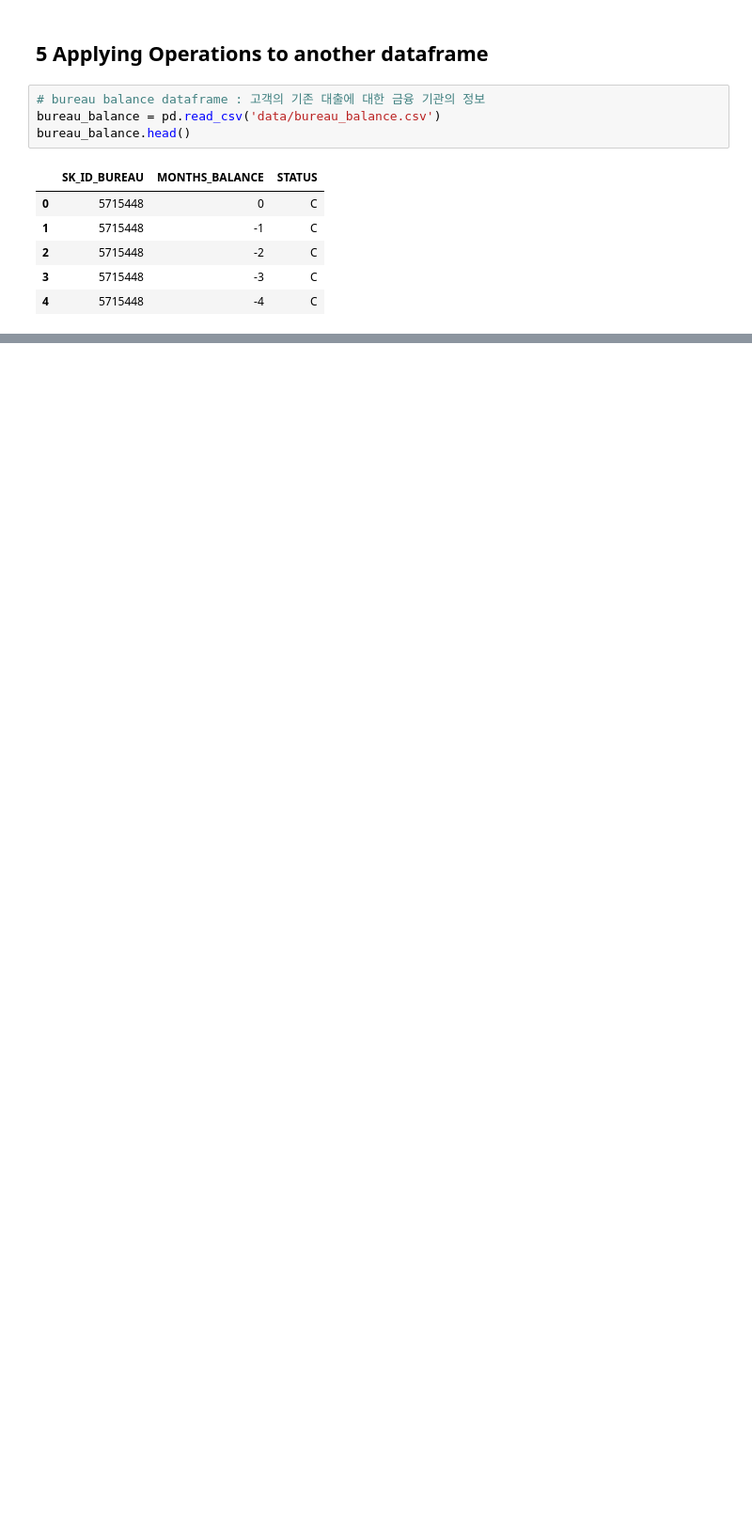
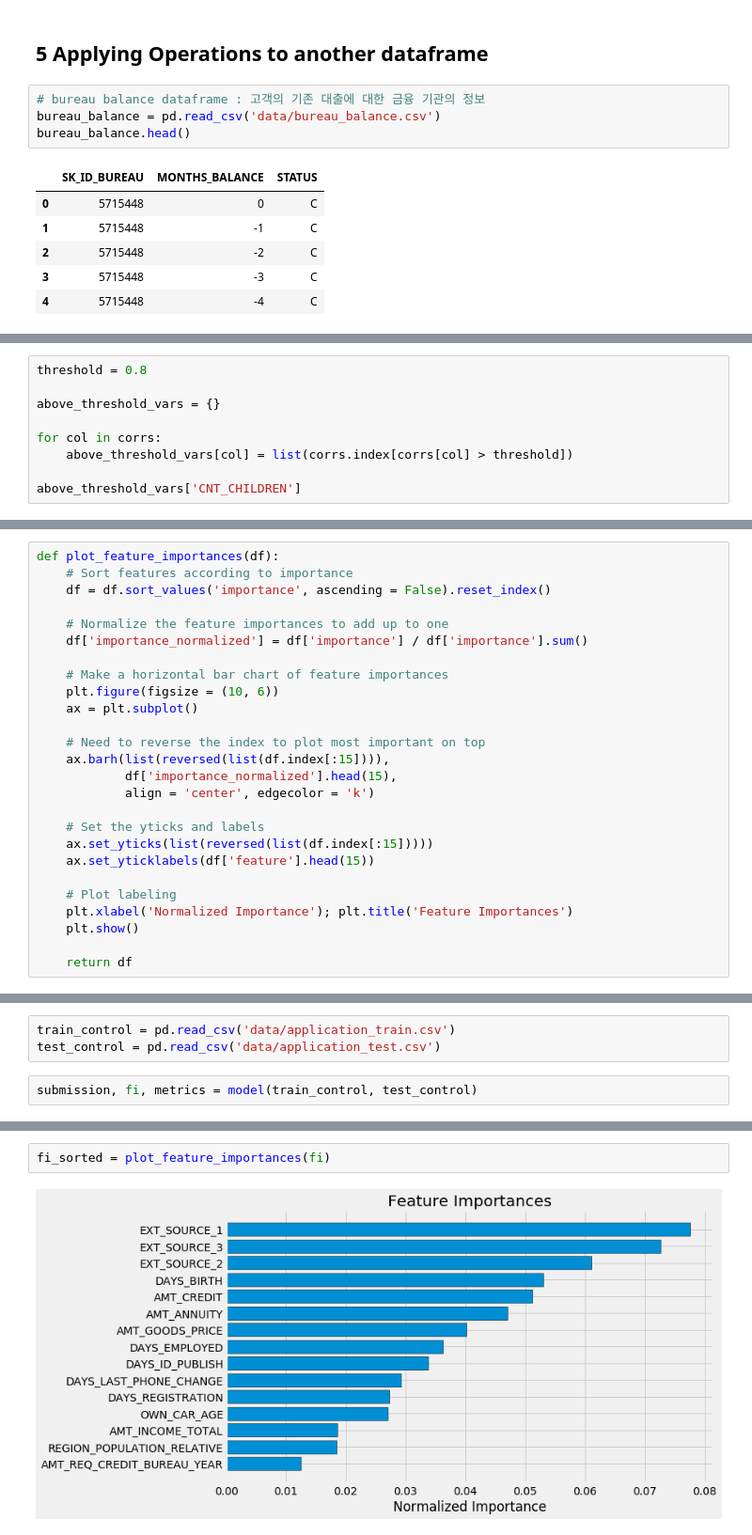
Before and after one commit to herbwood/study_datascience, a Jupyter notebook: kaggle/home_credit_default_risk/solution2.ipynb, the cells around one changed output, grey strips where cells are left out. Shown at 94% size. Drawn from its saved outputs; the diff is of its cells as text; blank space fills up the shorter version.

```diff
--- a/kaggle/home_credit_default_risk/solution2.ipynb
+++ b/kaggle/home_credit_default_risk/solution2.ipynb
@@ -489,0 +775,9 @@ bureau_balance_agg.head()
+# %%
+threshold = 0.8
+
+above_threshold_vars = {}
+
+for col in corrs:
+    above_threshold_vars[col] = list(corrs.index[corrs[col] > threshold])
+
+above_threshold_vars['CNT_CHILDREN']
@@ -489,0 +976,26 @@ bureau_balance_agg.head()
+# %%
+def plot_feature_importances(df):
+    # Sort features according to importance
+    df = df.sort_values('importance', ascending = False).reset_index()
+
+    # Normalize the feature importances to add up to one
+    df['importance_normalized'] = df['importance'] / df['importance'].sum()
+
+    # Make a horizontal bar chart of feature importances
+    plt.figure(figsize = (10, 6))
+    ax = plt.subplot()
+
+    # Need to reverse the index to plot most important on top
+    ax.barh(list(reversed(list(df.index[:15]))),
+            df['importance_normalized'].head(15),
+            align = 'center', edgecolor = 'k')
+
+    # Set the yticks and labels
+    ax.set_yticks(list(reversed(list(df.index[:15]))))
+    ax.set_yticklabels(df['feature'].head(15))
+
+    # Plot labeling
+    plt.xlabel('Normalized Importance'); plt.title('Feature Importances')
+    plt.show()
+
+    return df
@@ -489,0 +1004,5 @@ bureau_balance_agg.head()
+# %%
+train_control = pd.read_csv('data/application_train.csv')
+test_control = pd.read_csv('data/application_test.csv')
+# %%
+submission, fi, metrics = model(train_control, test_control)
@@ -489,0 +1037,4 @@ bureau_balance_agg.head()
+# %%
+fi_sorted = plot_feature_importances(fi)
+# %% [output]
+[figure, added]
```
Also changed, not shown: parts of 62 cells of this notebook.
